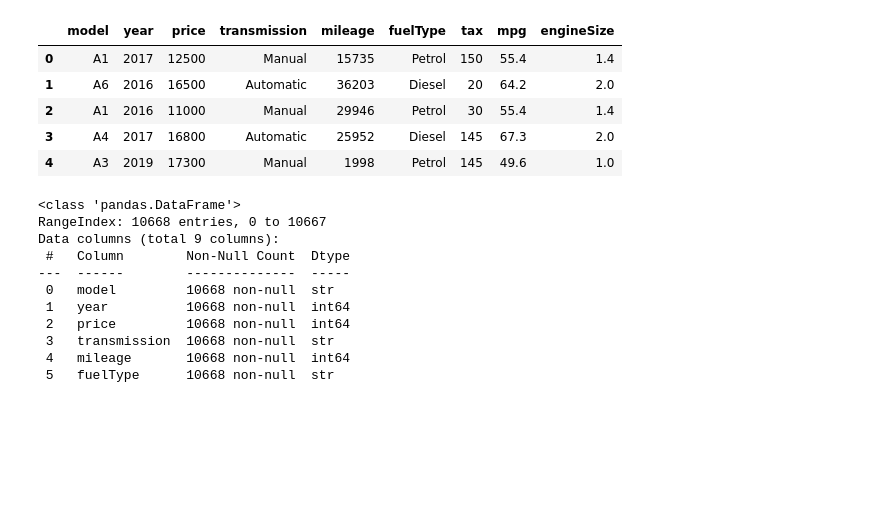
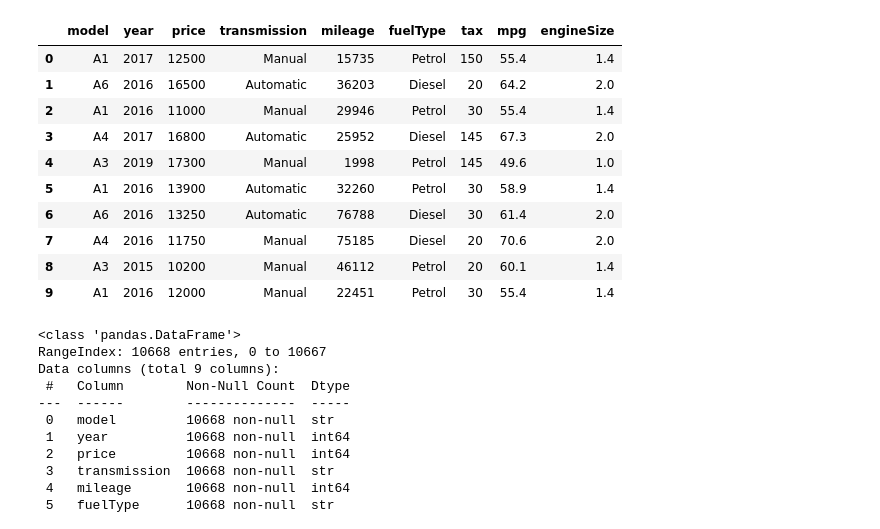
Before and after one commit to zakkiyafitra/CarPredic, a Jupyter notebook: CarPredic.ipynb, the cells around one changed output. Cells and saved outputs as stored; diff of their text form; code cells hidden in the pictures; blank space fills up the shorter version.

```diff
--- a/CarPredic.ipynb
+++ b/CarPredic.ipynb
@@ -16,15 +16,20 @@ from xgboost import XGBRegressor
 # %%
 # LOAD DATASET
 df = pd.read_csv('audi.csv')
 
-df.head()
+df.head(10)
 # %% [output]
 |  | model | year | price | transmission | mileage | fuelType | tax | mpg | engineSize |
 | 0 | A1 | 2017 | 12500 | Manual | 15735 | Petrol | 150 | 55.4 | 1.4 |
 | 1 | A6 | 2016 | 16500 | Automatic | 36203 | Diesel | 20 | 64.2 | 2.0 |
 | 2 | A1 | 2016 | 11000 | Manual | 29946 | Petrol | 30 | 55.4 | 1.4 |
 | 3 | A4 | 2017 | 16800 | Automatic | 25952 | Diesel | 145 | 67.3 | 2.0 |
 | 4 | A3 | 2019 | 17300 | Manual | 1998 | Petrol | 145 | 49.6 | 1.0 |
+| 5 | A1 | 2016 | 13900 | Automatic | 32260 | Petrol | 30 | 58.9 | 1.4 |
+| 6 | A6 | 2016 | 13250 | Automatic | 76788 | Diesel | 30 | 61.4 | 2.0 |
+| 7 | A4 | 2016 | 11750 | Manual | 75185 | Diesel | 20 | 70.6 | 2.0 |
+| 8 | A3 | 2015 | 10200 | Manual | 46112 | Petrol | 20 | 60.1 | 1.4 |
+| 9 | A1 | 2016 | 12000 | Manual | 22451 | Petrol | 30 | 55.4 | 1.4 |
 # %%
 # DATA UNDERSTANDING
 
```
Also changed, not shown: parts of 1 cell of this notebook.
